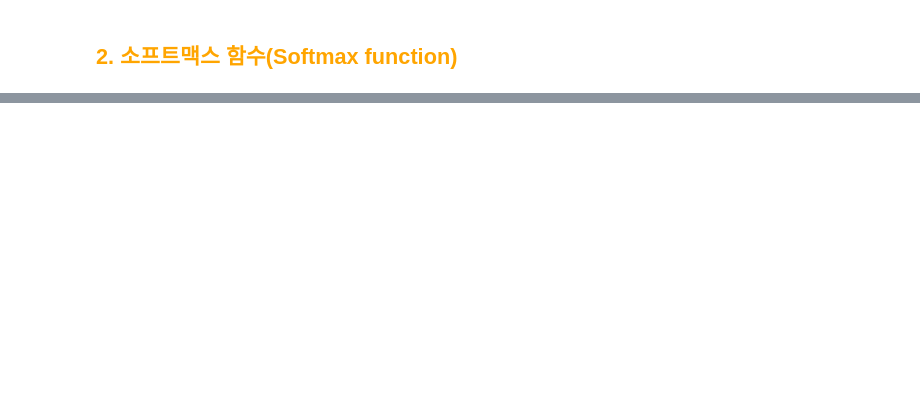
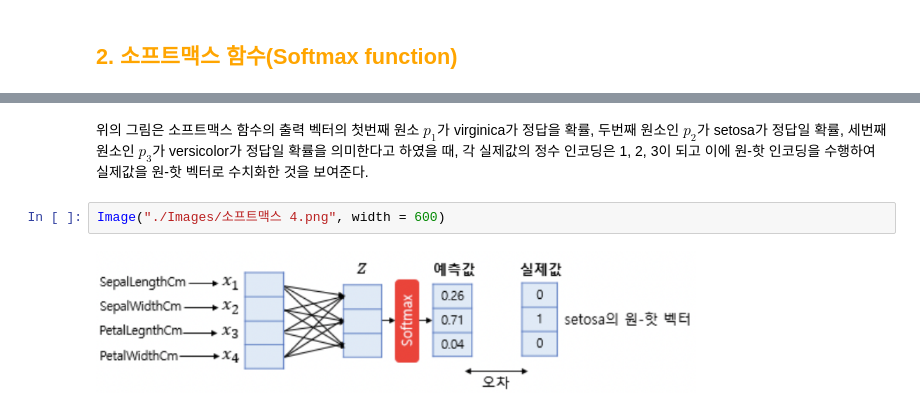
Before and after one commit to DaeWang-Ima/Python-PyTorch, a Jupyter notebook: PyTorch로 시작하는 딥러닝 입문/04_소프트맥스 회귀(Softmax Regression).ipynb, the cells around one changed output, grey strips where cells are left out. Cells and saved outputs as stored; diff of their text form; blank space fills up the shorter version.

```diff
--- a/PyTorch로 시작하는 딥러닝 입문/04_소프트맥스 회귀(Softmax Regression).ipynb
+++ b/PyTorch로 시작하는 딥러닝 입문/04_소프트맥스 회귀(Softmax Regression).ipynb
@@ -156,0 +227,6 @@ $가설 : H(X) = softmax(XW + B)$
+# %% [markdown]
+위의 그림은 소프트맥스 함수의 출력 벡터의 첫번째 원소 $p_1$가 virginica가 정답을 확률, 두번째 원소인 $p_2$가 setosa가 정답일 확률, 세번째 원소인 $p_3$가 versicolor가 정답일 확률을 의미한다고 하였을 때, 각 실제값의 정수 인코딩은 1, 2, 3이 되고 이에 원-핫 인코딩을 수행하여 실제값을 원-핫 벡터로 수치화한 것을 보여준다.
+# %%
+Image("./Images/소프트맥스 4.png", width = 600)
+# %% [output]
+[figure, added]
```
Also changed, not shown: parts of 136 cells of this notebook, 23 other files.
